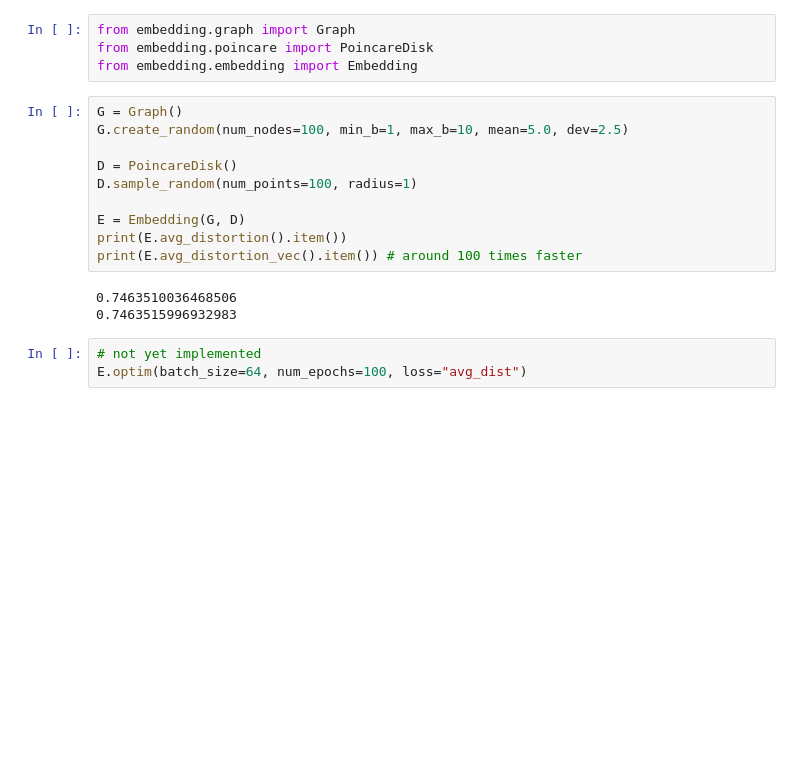
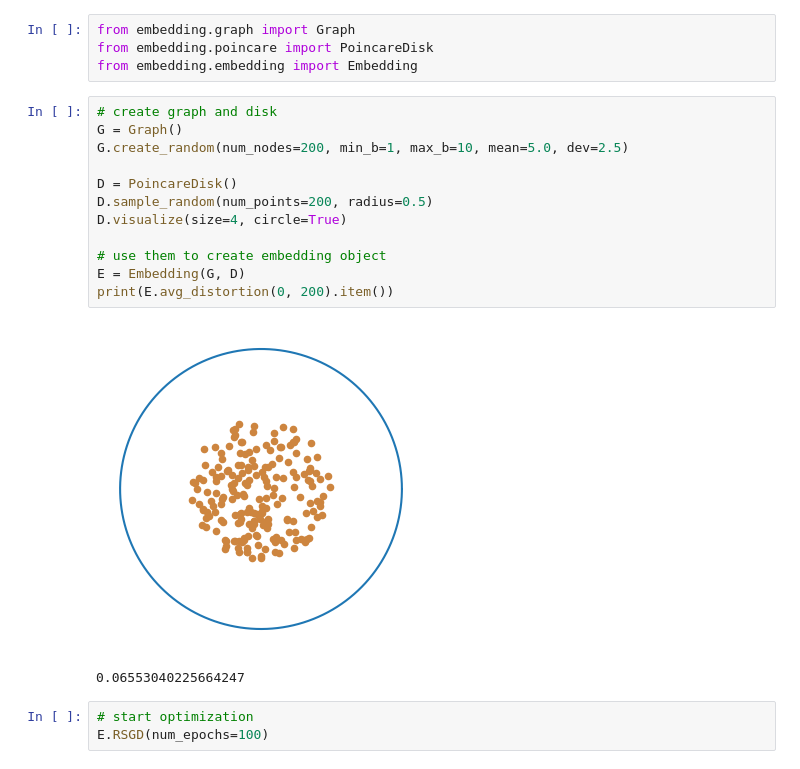
Before and after one commit to RaphaelVogt/Bachelorarbeit, a Jupyter notebook: Embedding_Tutorial.ipynb, the cells around one changed output. Cells and saved outputs as stored; diff of their text form; blank space fills up the shorter version.

```diff
--- a/Embedding_Tutorial.ipynb
+++ b/Embedding_Tutorial.ipynb
@@ -3,18 +3,20 @@ from embedding.graph import Graph
 from embedding.poincare import PoincareDisk
 from embedding.embedding import Embedding
 # %%
+# create graph and disk
 G = Graph()
-G.create_random(num_nodes=100, min_b=1, max_b=10, mean=5.0, dev=2.5)
+G.create_random(num_nodes=200, min_b=1, max_b=10, mean=5.0, dev=2.5)
 
 D = PoincareDisk()
-D.sample_random(num_points=100, radius=1)
+D.sample_random(num_points=200, radius=0.5)
+D.visualize(size=4, circle=True)
 
+# use them to create embedding object
 E = Embedding(G, D)
-print(E.avg_distortion().item())
-print(E.avg_distortion_vec().item()) # around 100 times faster
+print(E.avg_distortion(0, 200).item())
 # %% [output]
+[figure, added]
-0.7463510036468506
-0.7463515996932983
+0.06553040225664247
-# %%
-# not yet implemented
-E.optim(batch_size=64, num_epochs=100, loss="avg_dist")
+# %%
+# start optimization
+E.RSGD(num_epochs=100)
```
